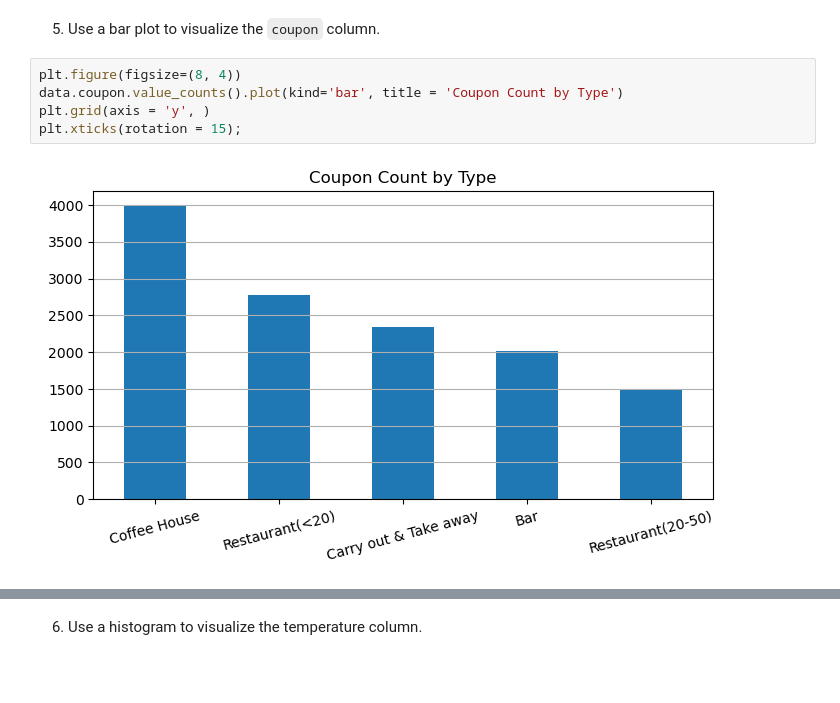
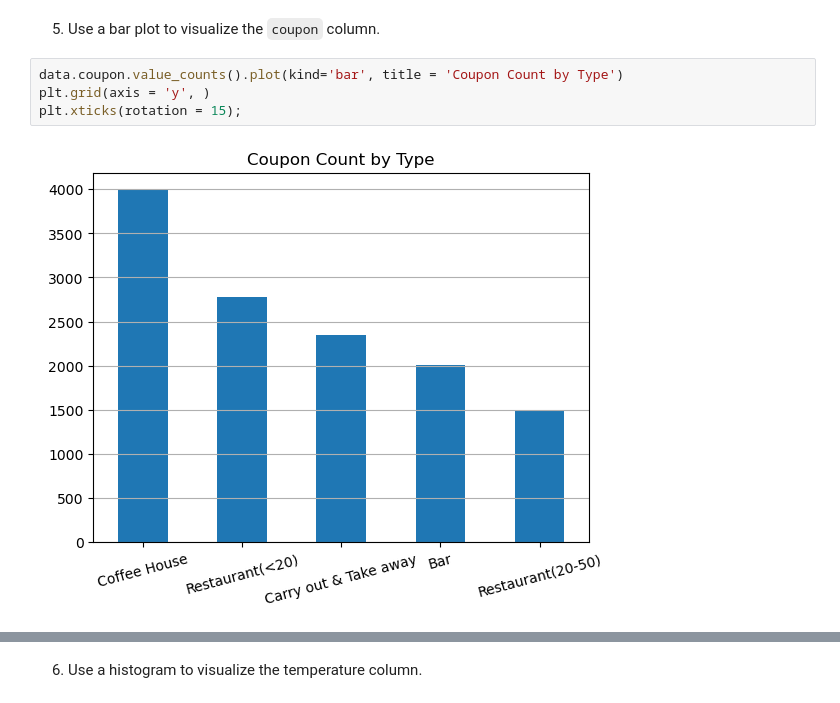
Before and after one commit to JKalantar/Jay-Kalantar-Practical-Application-Assignment-5.1, a Jupyter notebook: Jay-Kalantar-Practical-Application-Assignment-5.1.ipynb, the cells around one changed output, grey strips where cells are left out. Drawn from its saved outputs; the diff is of its cells as text; blank space fills up the shorter version.

```diff
--- a/Jay-Kalantar-Practical-Application-Assignment-5.1.ipynb
+++ b/Jay-Kalantar-Practical-Application-Assignment-5.1.ipynb
@@ -221,9 +221,8 @@ plt.show()
 # %% [markdown]
 5. Use a bar plot to visualize the `coupon` column.
 # %%
-plt.figure(figsize=(8, 4))
 data.coupon.value_counts().plot(kind='bar', title = 'Coupon Count by Type')
 plt.grid(axis = 'y', )
 plt.xticks(rotation = 15);
 # %% [output]
-[figure, old version]
+[figure, new version]
```
Also changed, not shown: parts of 37 cells of this notebook, 1 other file.
